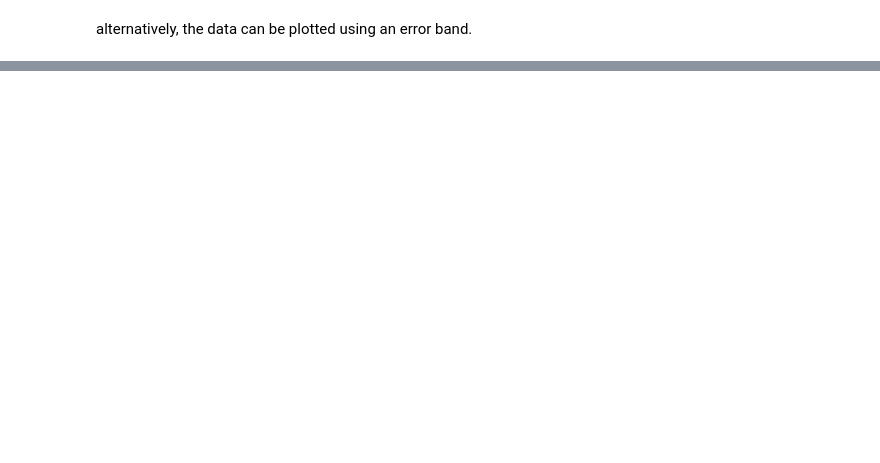
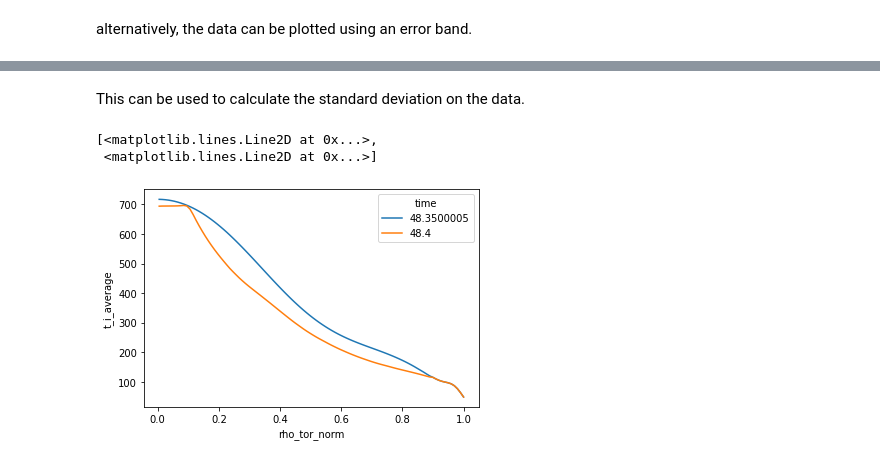
Before and after one commit to duqtools/duqtools, a Jupyter notebook: docs/examples/xarray.ipynb, the cells around one changed output, grey strips where cells are left out. Drawn from its saved outputs; the diff is of its cells as text; code cells hidden in the pictures; blank space fills up the shorter version.

Commit message:
Add data reduction example to notebook

```diff
--- a/docs/examples/xarray.ipynb
+++ b/docs/examples/xarray.ipynb
@@ -175,0 +200,13 @@ chart
+# %% [markdown]
+This can be used to calculate the standard deviation on the data.
+# %%
+std = dataset.std(dim='run')
+
+std['t_i_average'].plot.line(
+    x='rho_tor_norm',
+    hue='time',
+)
+# %% [output]
+[<matplotlib.lines.Line2D at 0x...>,
+ <matplotlib.lines.Line2D at 0x...>]
+[figure, added]
```
Also changed, not shown: parts of 5 cells of this notebook.
